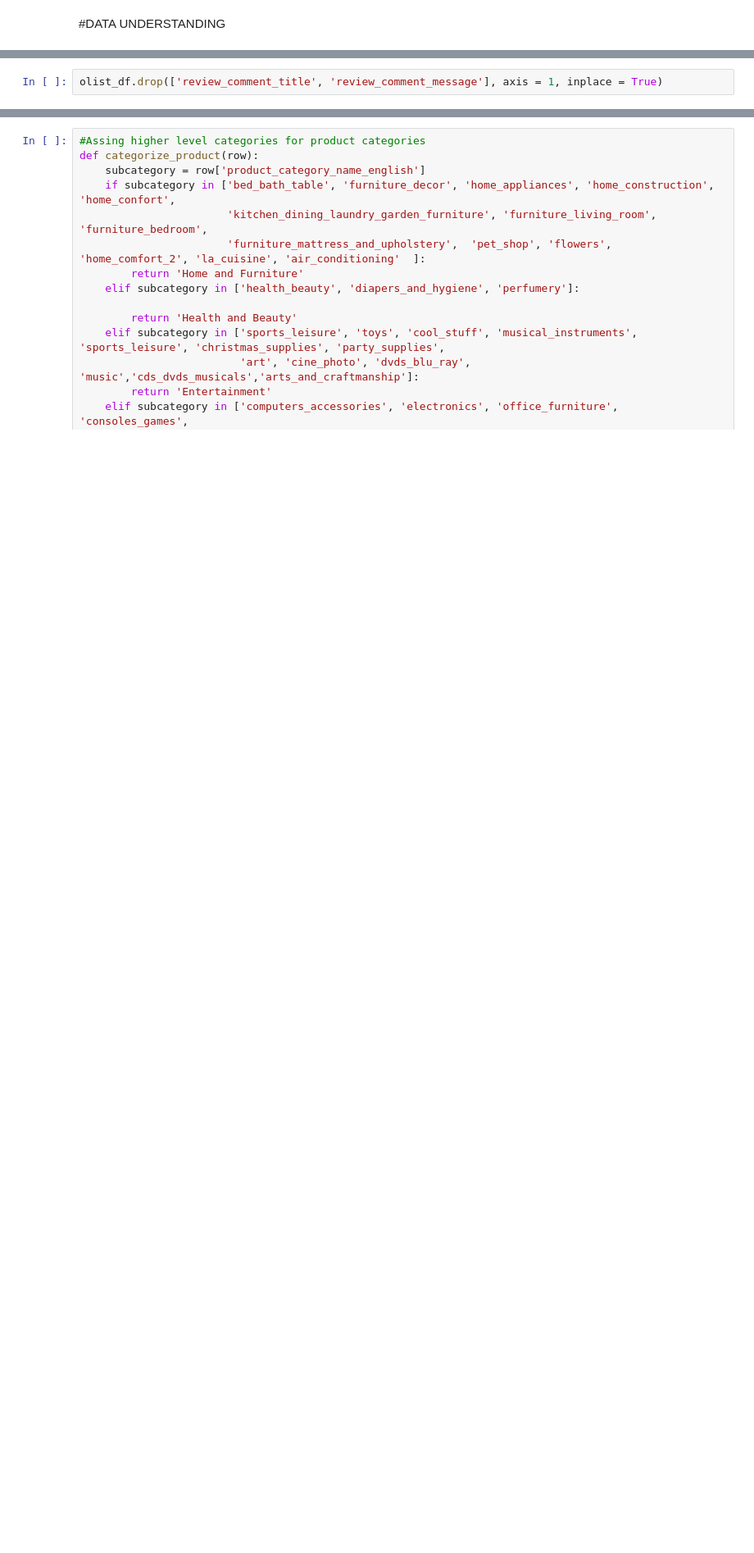
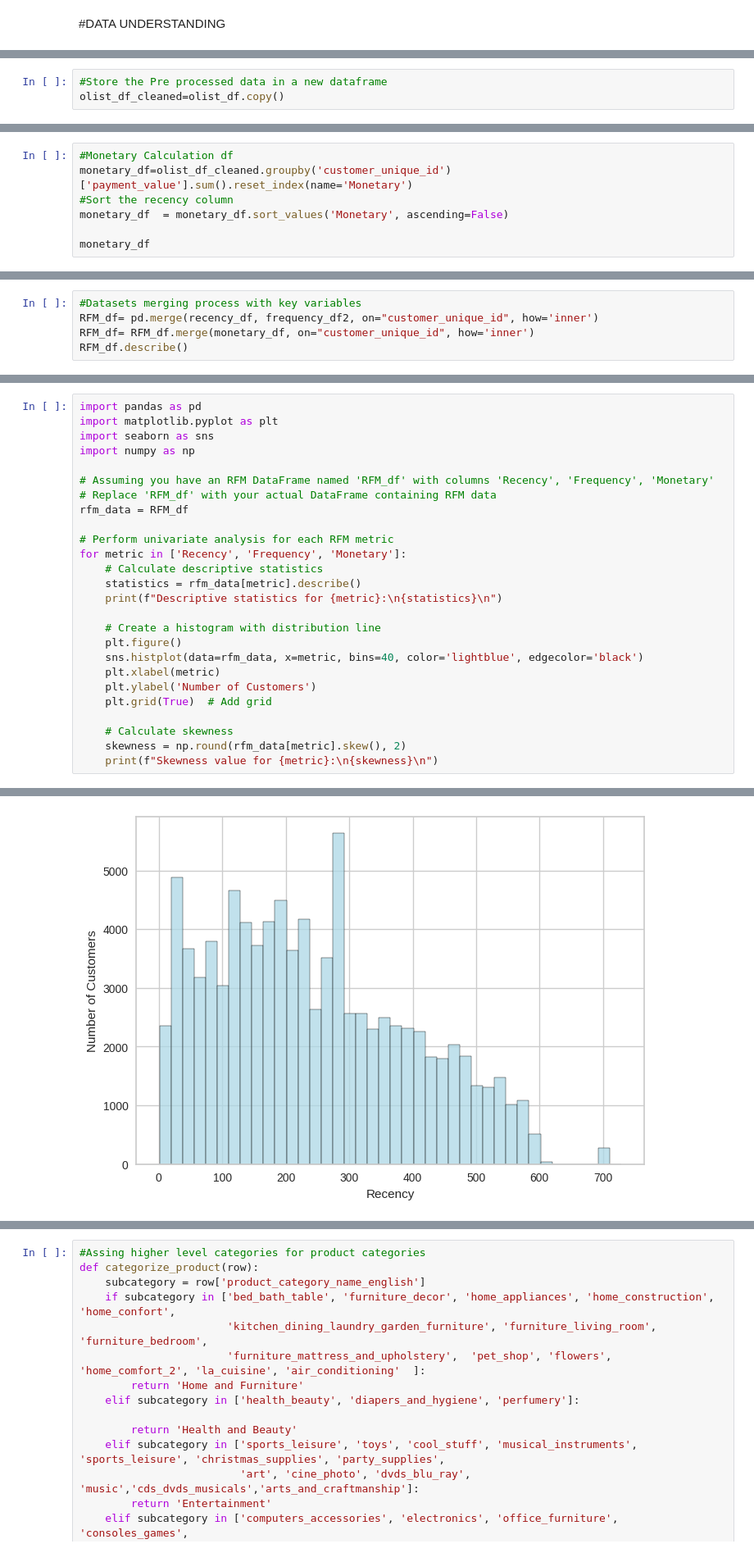
Before and after one commit to Pablocodes1993/finalproject, a Jupyter notebook: CUSTOMER_SEGMENTATION_USING_UNSUPERVISED_METHODS_AND_RFM.ipynb, the cells around one changed output, grey strips where cells are left out. Shown at 82% size. Drawn from its saved outputs; the diff is of its cells as text; blank space fills up the shorter version.

```diff
--- a/CUSTOMER_SEGMENTATION_USING_UNSUPERVISED_METHODS_AND_RFM.ipynb
+++ b/CUSTOMER_SEGMENTATION_USING_UNSUPERVISED_METHODS_AND_RFM.ipynb
@@ -448,2 +412,0 @@ missing_data
-# %%
-olist_df.drop(['review_comment_title', 'review_comment_message'], axis = 1, inplace = True)
@@ -1028,0 +413,3 @@ Name: product_category_name_english, Length: 71, dtype: int64
+# %%
+#Store the Pre processed data in a new dataframe
+olist_df_cleaned=olist_df.copy()
@@ -1028,0 +498,7 @@ Name: product_category_name_english, Length: 71, dtype: int64
+# %%
+#Monetary Calculation df
+monetary_df=olist_df_cleaned.groupby('customer_unique_id')['payment_value'].sum().reset_index(name='Monetary')
+#Sort the recency column
+monetary_df  = monetary_df.sort_values('Monetary', ascending=False)
+
+monetary_df
@@ -1028,0 +525,5 @@ Name: product_category_name_english, Length: 71, dtype: int64
+# %%
+#Datasets merging process with key variables
+RFM_df= pd.merge(recency_df, frequency_df2, on="customer_unique_id", how='inner')
+RFM_df= RFM_df.merge(monetary_df, on="customer_unique_id", how='inner')
+RFM_df.describe()
@@ -1028,0 +574,27 @@ Name: product_category_name_english, Length: 71, dtype: int64
+# %%
+import pandas as pd
+import matplotlib.pyplot as plt
+import seaborn as sns
+import numpy as np
+
+# Assuming you have an RFM DataFrame named 'RFM_df' with columns 'Recency', 'Frequency', 'Monetary'
+# Replace 'RFM_df' with your actual DataFrame containing RFM data
+rfm_data = RFM_df
+
+# Perform univariate analysis for each RFM metric
+for metric in ['Recency', 'Frequency', 'Monetary']:
+    # Calculate descriptive statistics
+    statistics = rfm_data[metric].describe()
+    print(f"Descriptive statistics for {metric}:\n{statistics}\n")
+
+    # Create a histogram with distribution line
+    plt.figure()
+    sns.histplot(data=rfm_data, x=metric, bins=40, color='lightblue', edgecolor='black')
+    plt.xlabel(metric)
+    plt.ylabel('Number of Customers')
+    plt.grid(True)  # Add grid
+
+    # Calculate skewness
+    skewness = np.round(rfm_data[metric].skew(), 2)
+    print(f"Skewness value for {metric}:\n{skewness}\n")
+# %% [output]
@@ -1028,0 +618 @@ Name: product_category_name_english, Length: 71, dtype: int64
+[figure, added]
```
Also changed, not shown: parts of 82 cells of this notebook.
